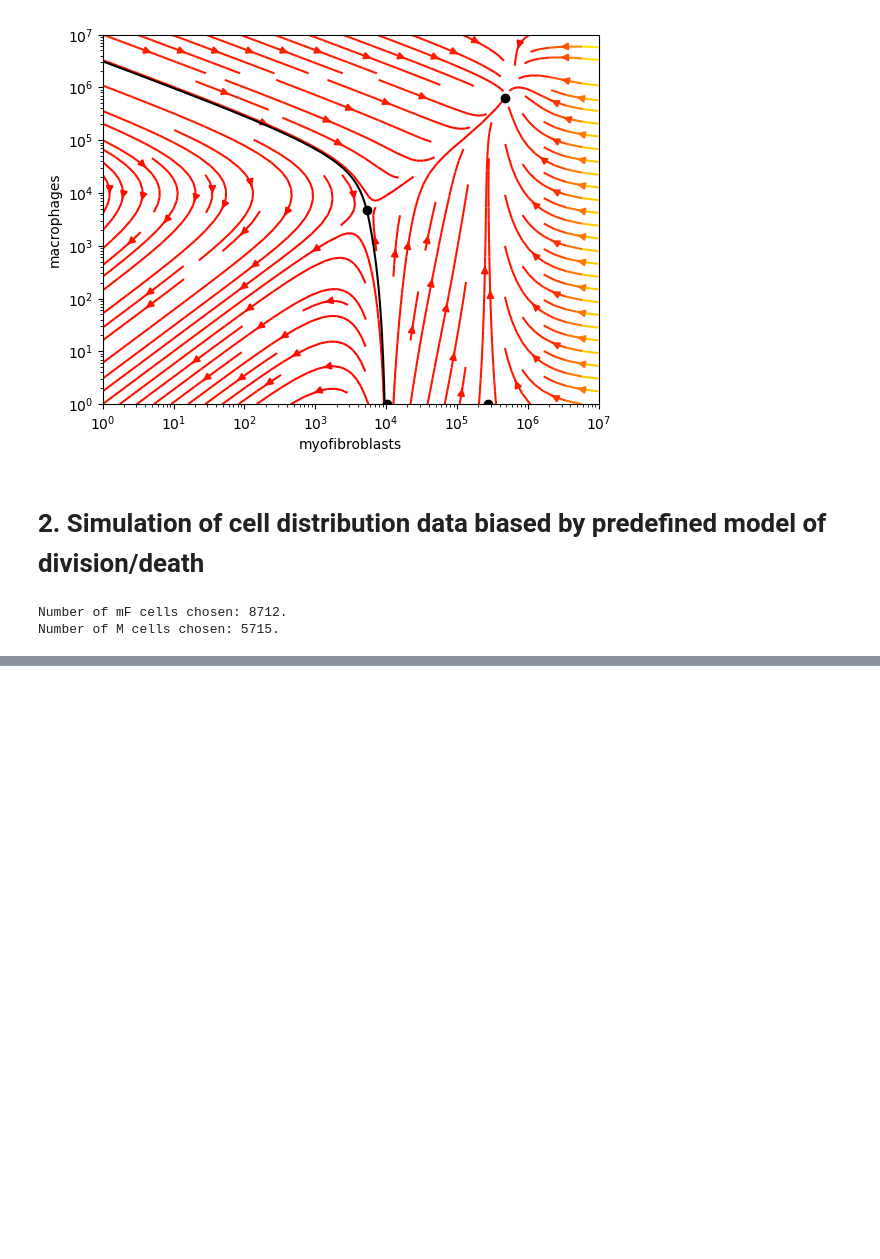
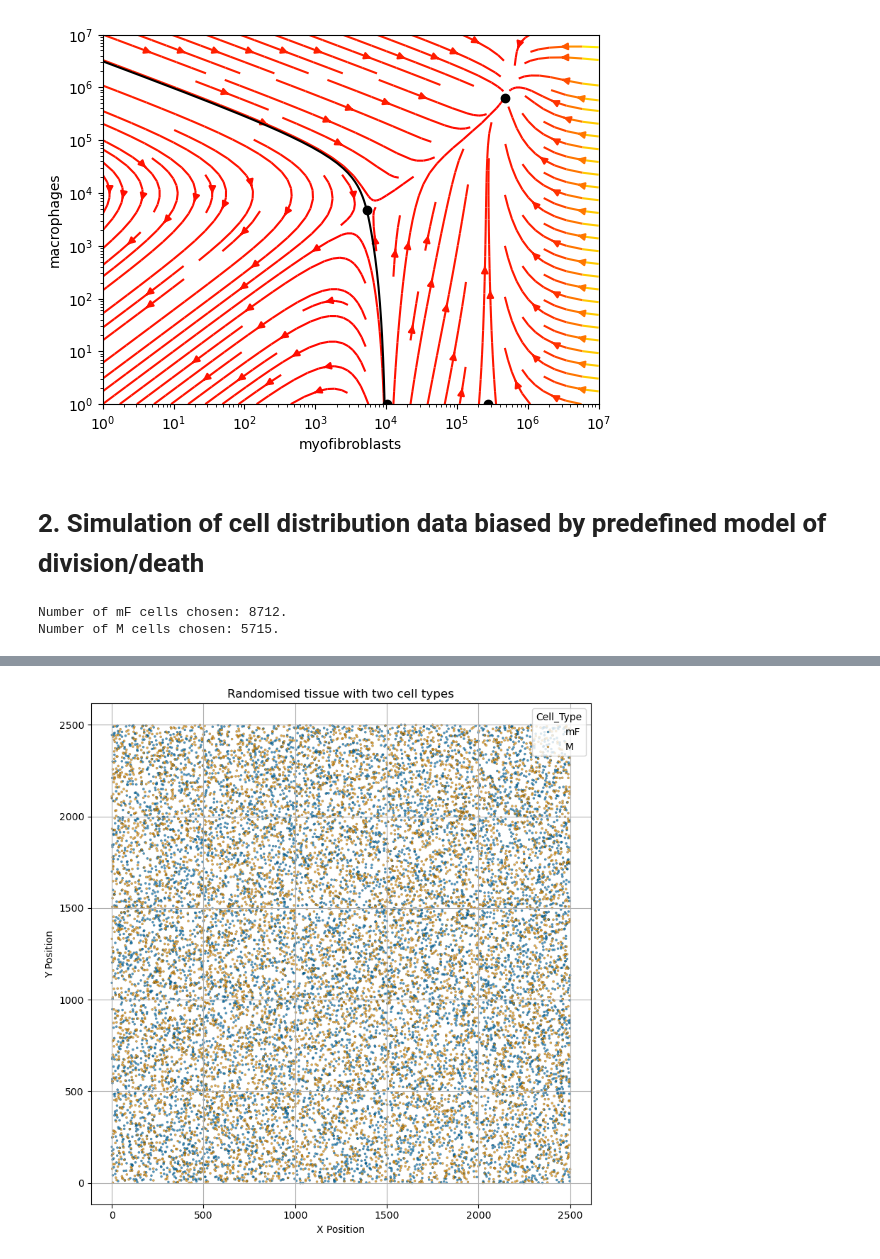
Before and after one commit to B179675-2024/OSDR_TNBC, a Jupyter notebook: notebooks/validation_simulations.ipynb, the cells around one changed output, grey strips where cells are left out. Saved outputs shown, nothing was run; the diff lists cells and outputs as text; code cells hidden in the pictures; blank space fills up the shorter version.

Commit message:
Added tissue visualisation

```diff
--- a/notebooks/validation_simulations.ipynb
+++ b/notebooks/validation_simulations.ipynb
@@ -417,2 +417,25 @@ plt.show()
+# %%
+#Show cells of the generated tissue
+
+plt.figure(figsize=(8, 8))
+sns.scatterplot(
+    data=tissue,
+    x='X',
+    y='Y',
+    hue='Cell_Type',
+    palette='colorblind',
+    s=5,
+    edgecolor='black',
+    alpha=0.7
+)
+plt.title("Randomised tissue with two cell types")
+plt.xlabel("X Position")
+plt.ylabel("Y Position")
+plt.grid(True)
+plt.axis('equal')
+plt.tight_layout()
+plt.show()
+# %% [output]
+[figure, added]
 # %%
 # 3. stochastic biased proliferation over n steps
```
Also changed, not shown: parts of 2 cells of this notebook.
